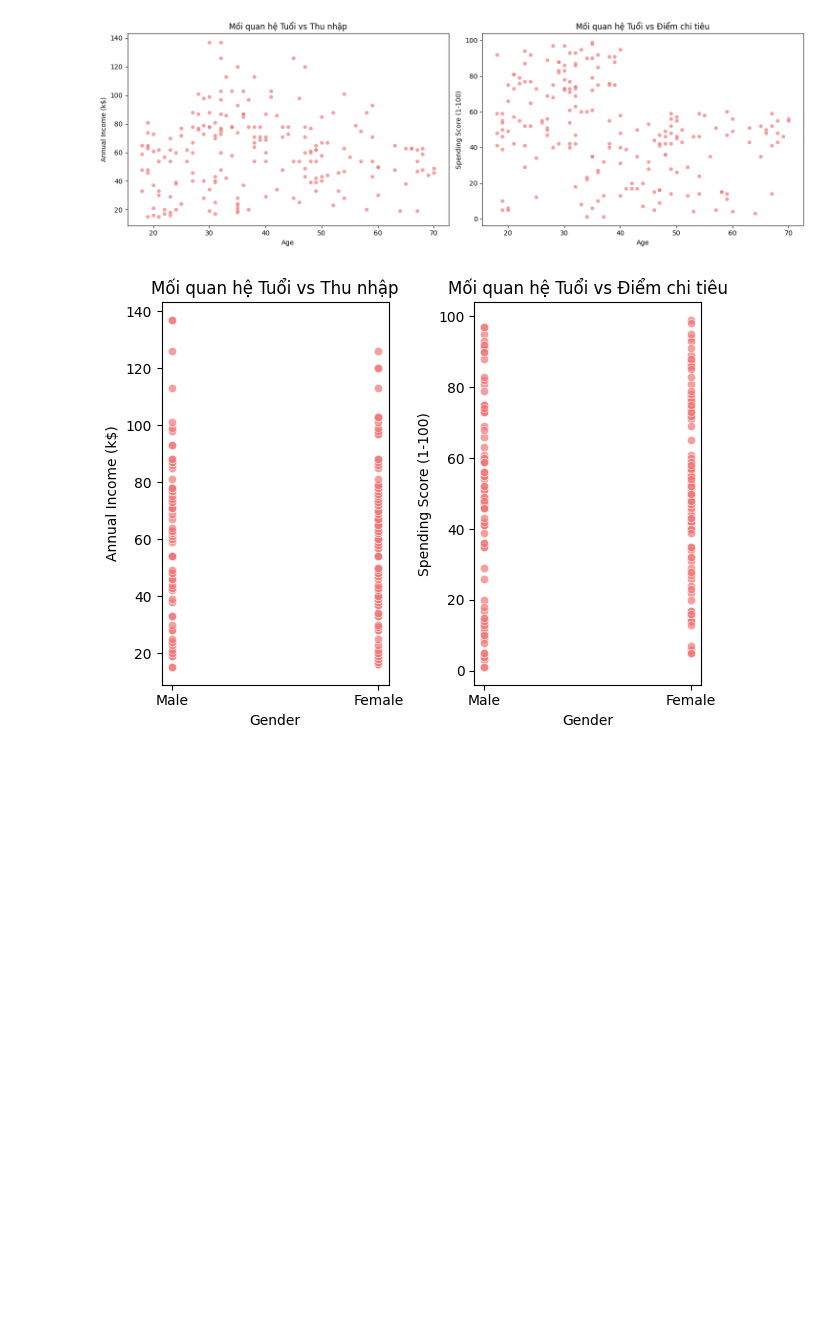
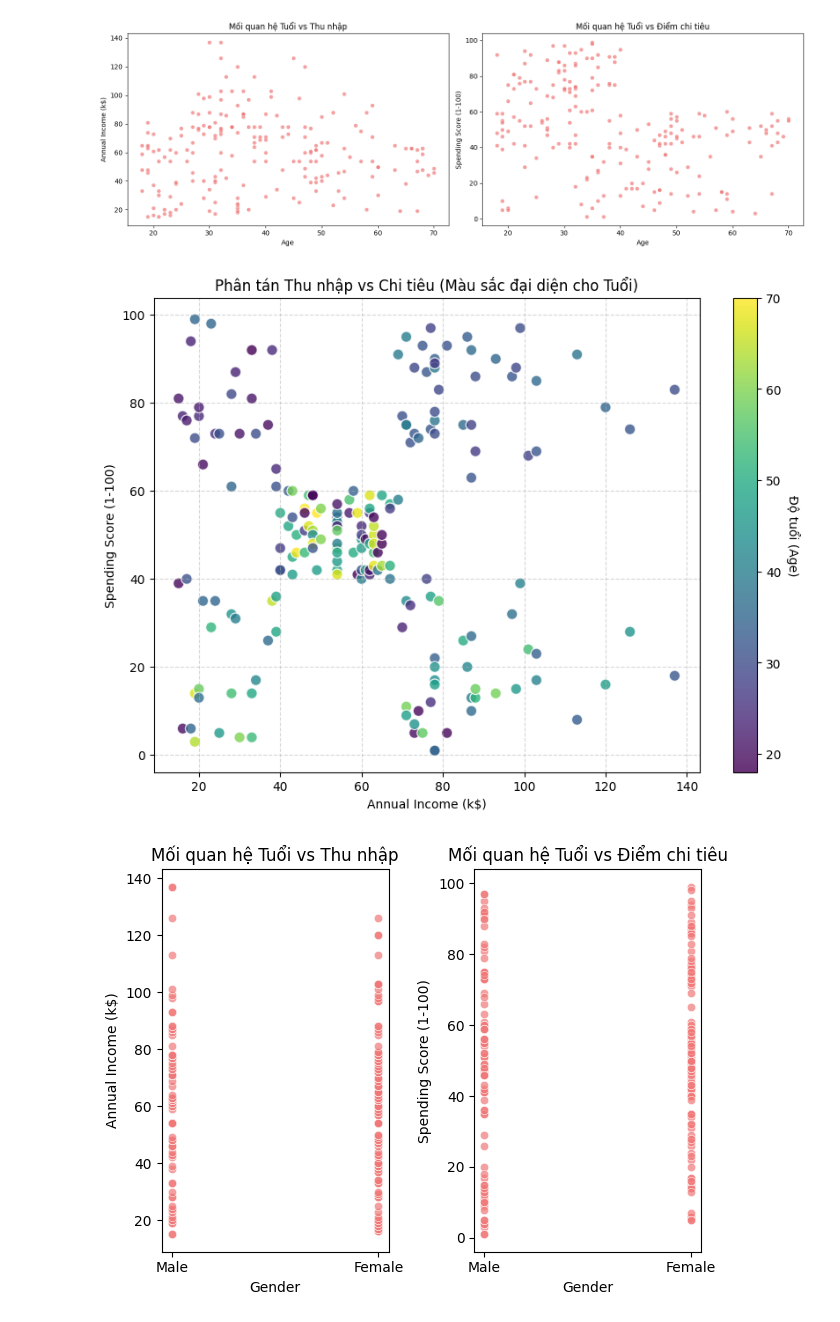
Before and after one commit to KhanhNguyen171/EL_3, a Jupyter notebook: model_v2.ipynb, the cells around one changed output. Saved outputs shown, nothing was run; the diff lists cells and outputs as text; code cells hidden in the pictures; blank space fills up the shorter version.

```diff
--- a/model_v2.ipynb
+++ b/model_v2.ipynb
@@ -81,6 +81,29 @@ plt.tight_layout()
 plt.show()
 # %% [output]
 [figure]
+# %%
+plt.figure(figsize=(10, 7))
+
+# Vẽ biểu đồ Income vs Spending, nhưng dùng màu sắc để biểu thị Age
+scatter = plt.scatter(df['Annual Income (k$)'],
+                      df['Spending Score (1-100)'],
+                      c=df['Age'],                # Màu sắc thay đổi theo tuổi
+                      cmap='viridis',             # Bảng màu từ tím đến vàng
+                      alpha=0.8,
+                      edgecolors='w',
+                      s=80)                       # Kích thước điểm
+
+# Thêm thanh màu (colorbar) để biết màu nào ứng với tuổi nào
+cbar = plt.colorbar(scatter)
+cbar.set_label('Độ tuổi (Age)', rotation=270, labelpad=15)
+
+plt.xlabel('Annual Income (k$)')
+plt.ylabel('Spending Score (1-100)')
+plt.title('Phân tán Thu nhập vs Chi tiêu (Màu sắc đại diện cho Tuổi)')
+plt.grid(True, linestyle='--', alpha=0.5)
+plt.show()
+# %% [output]
+[figure, added]
 # %%
 # 1. Gender vs Annual Income
 plt.subplot(1, 2, 1)
```
Also changed, not shown: parts of 5 cells of this notebook.
